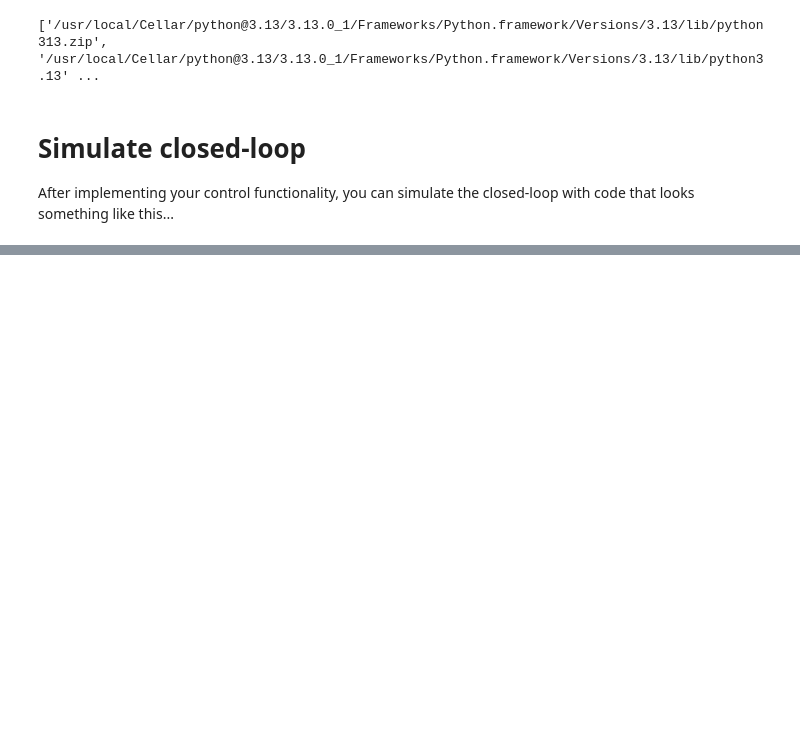
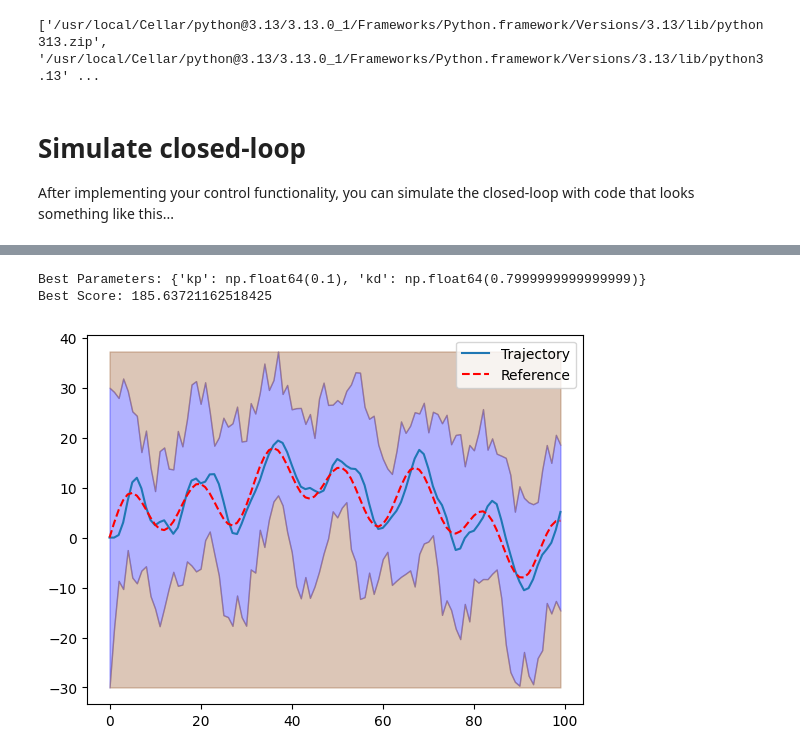
Before and after one commit to tigerblob99/b1-coding-practical-mt24, a Jupyter notebook: notebooks/demo.ipynb, the cells around one changed output, grey strips where cells are left out. Saved outputs shown, nothing was run; the diff lists cells and outputs as text; code cells hidden in the pictures; blank space fills up the shorter version.

```diff
--- a/notebooks/demo.ipynb
+++ b/notebooks/demo.ipynb
@@ -31,0 +40,38 @@ NameError: name 'controller' is not defined
+# %%
+
+grid = [{'kp': kp, 'kd': kd} for kp in np.arange(0.1, 0.3, 0.05) for kd in np.arange(0.5, 0.8, 0.1)]
+
+best_params = None
+best_score = float('inf')
+
+for params in grid:
+    # Update the controller parameters
+    controller.kp = params['kp']
+    controller.kd = params['kd']
+
+    # Calculate the total error
+    total_error = closed_loop.calculate_total_error(mission)
+
+    # Update the best parameters if the current total error is lower
+    if total_error < best_score:
+        best_score = total_error
+        best_params = params
+
+print(f"Best Parameters: {best_params}")
+print(f"Best Score: {best_score}")
+
+# Create a new controller using the best parameters
+new_controller = PDController(kp=best_params['kp'], kd=best_params['kd'])
+
+# Create a new closed loop with the new controller
+new_closed_loop = ClosedLoop(sub, new_controller)
+
+# Simulate the mission with the new controller
+new_trajectory = new_closed_loop.simulate_with_random_disturbances(mission)
+
+# Print the mission details
+new_trajectory.plot_completed_mission(mission)
+# %% [output]
+Best Parameters: {'kp': np.float64(0.1), 'kd': np.float64(0.7999999999999999)}
+Best Score: 185.63721162518425
+[figure, added]
```
Also changed, not shown: parts of 1 cell of this notebook, 3 other files.
